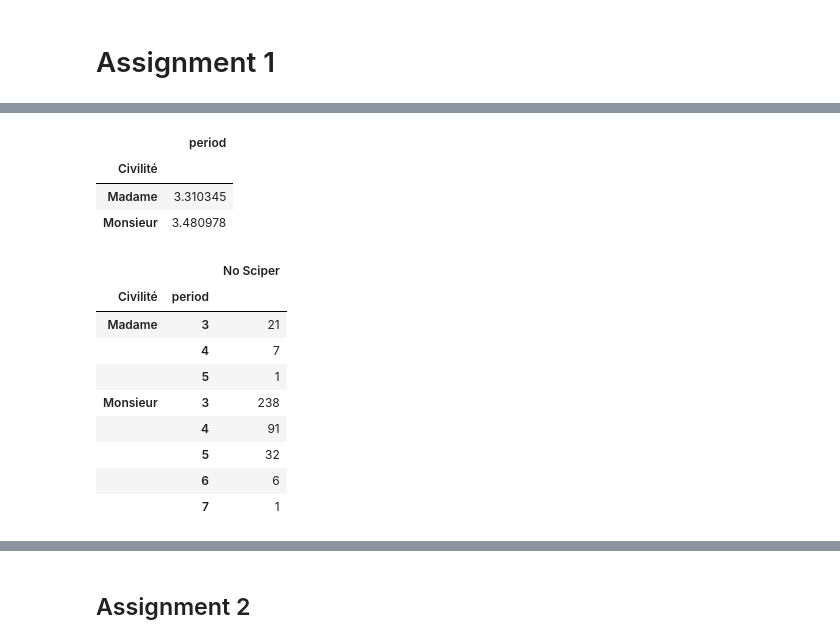
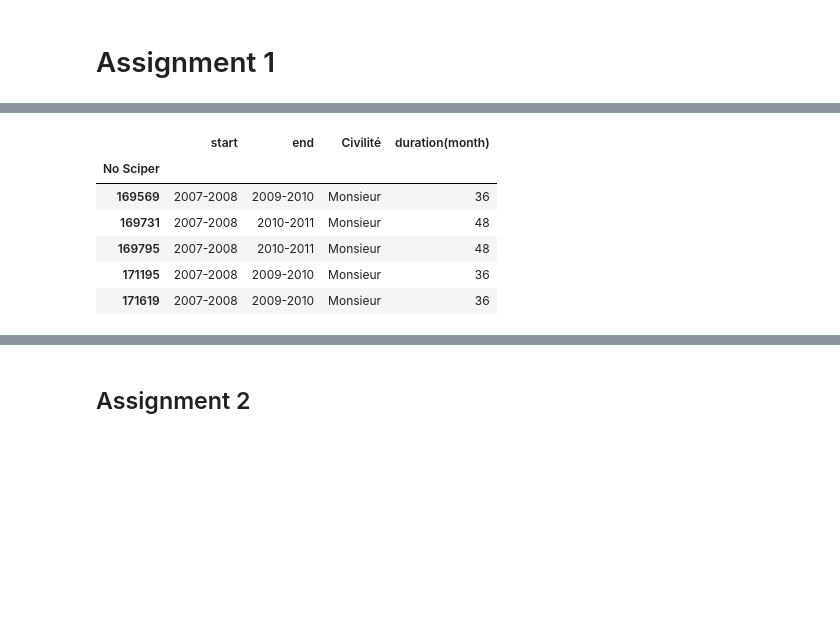
Before and after one commit to fanzhangsuper/fancy_group, a Jupyter notebook: HW3/homework 3.ipynb, the cells around one changed output, grey strips where cells are left out. Saved outputs shown, nothing was run; the diff lists cells and outputs as text; code cells hidden in the pictures; blank space fills up the shorter version.

Commit message:
First assignment for HW3

```diff
--- a/HW3/homework 3.ipynb
+++ b/HW3/homework 3.ipynb
@@ -48,7 +52,8 @@ Find the URL
 # %%
 def build_key_map():
     # get the URL
-    r = requests.get(filter_url, params = payload)
+#     r = requests.get(filter_url, params = payload)
+    r = get_url(filter_url, payload)
     # convert to beautifulSoup
     soup = BeautifulSoup(r.text, parser)
 
@@ -79,7 +84,8 @@ def func_parameter_dict(academic_year_str,season_str,semester_str,unite_faculty_
 def get_required_webpage(academic_year_str,season_str,semester_str,unite_faculty_str,dict_unite):
     parameter_dict = func_parameter_dict(academic_year_str,season_str,semester_str,unite_faculty_str,dict_unite)
     # get the URL
-    r = requests.get(filter_url, params = parameter_dict)
+#     r = requests.get(filter_url, params = parameter_dict)
+    r = get_url(filter_url, parameter_dict)
     # convert to beautifulSoup
     soup = BeautifulSoup(r.text, parser)
     # check if the ww_x_GPS is exist or not, if it existed, ww_x_GPS == -1
@@ -94,7 +100,7 @@ def get_required_webpage(academic_year_str,season_str,semester_str,unite_faculty
                                           unite_faculty_str,dict_unite, gps_exist)
 
     # get the URL
-    r_table = requests.get(table_url, params = parameter_dict_gps)
+    r_table = get_url(table_url, parameter_dict_gps)
     # convert to beautifulSoup
     soup_table = BeautifulSoup(r_table.text, parser)
     return soup_table
@@ -177,3 +212,14 @@ def find_end_year(df_semester_6,unique_index_6, indicate_end ):
     dataframe_dic = pd.DataFrame(dic)
 
     return dataframe_dic.set_index('No Sciper')
+# %%
+def find_beg_end_year1(df_semester, unique_sciper_idx, find_end):
+    """Return a new dataframe with either first year or last year in EPFL"""
+    if find_end:
+        grouped = df_semester.reset_index().groupby(['No Sciper']).max()
+    else:
+        grouped = df_semester.reset_index().groupby(['No Sciper']).min()
+
+    required_index = grouped.reset_index().set_index(['No Sciper', 'academic_year']).index
+
+    return df_semester.loc[required_index].reset_index().set_index(['No Sciper'])
@@ -180,3 +228,3 @@ def find_end_year(df_semester_6,unique_index_6, indicate_end ):
 # %%
-semester1_frame = find_end_year(df_semester_1,unique_index_1, False)
-semester6_frame = find_end_year(df_semester_6,unique_index_6, True)
+semester1_frame = find_beg_end_year1(df_semester_1,unique_index_1, find_end=False)
+semester6_frame = find_beg_end_year1(df_semester_6,unique_index_6, find_end=True)
@@ -183,25 +241,25 @@ semester6_frame = find_end_year(df_semester_6,unique_index_6, True)
 # %%
-id = semester1_frame.index.intersection(semester6_frame.index)
-#print(semester1_frame.loc[id].shape)
-result = pd.concat([semester1_frame.loc[id],semester6_frame.loc[id]],axis = 1)
-# result = pd.merge(semester1_frame.loc[id],semester6_frame.loc[id],how='inner',on='Civilité')
-result['period'] = result.apply(lambda x: int(x.iloc[3].split('-')[1])-int(x.iloc[1].split('-')[0]), axis=1)
-result.iloc[:,[0, 4]].groupby('Civilité')[['period']].mean()
+# Select students who appears in both bachelor semeseter 1 and 6
+id = semester1_frame[semester1_frame.Statut == 'Présent'].index\
+        .intersection(semester6_frame[semester6_frame.Statut == 'Présent'].index)
+
+# Concatenate two dataframes and compute the parse the academic year to
+result = pd.concat([semester1_frame[['academic_year']].loc[id],
+                    semester6_frame[['academic_year', 'Civilité']].loc[id]],axis = 1)
+
+result.columns = ['start', 'end', 'Civilité']
+
+# Parse string and calculate the duration in month
+year_in_months = 12
+result['duration(month)'] = result.apply(lambda x: year_in_months *
+                                         (int(x.iloc[1].split('-')[1])-int(x.iloc[0].split('-')[0])), axis=1)
+
+result.head()
 # %% [output]
-|  | period |
-| Civilité |  |
-| Madame | 3.310345 |
-| Monsieur | 3.480978 |
+|  | start | end | Civilité | duration(month) |
+| No Sciper |  |  |  |  |
+| 169569 | 2007-2008 | 2009-2010 | Monsieur | 36 |
+| 169731 | 2007-2008 | 2010-2011 | Monsieur | 48 |
+| 169795 | 2007-2008 | 2010-2011 | Monsieur | 48 |
+| 171195 | 2007-2008 | 2009-2010 | Monsieur | 36 |
+| 171619 | 2007-2008 | 2009-2010 | Monsieur | 36 |
-# %%
-result.iloc[:,[0, 4]].reset_index().groupby(['Civilité','period']).count()
-# %% [output]
-|  |  | No Sciper |
-| Civilité | period |  |
-| Madame | 3 | 21 |
-|  | 4 | 7 |
-|  | 5 | 1 |
-| Monsieur | 3 | 238 |
-|  | 4 | 91 |
-|  | 5 | 32 |
-|  | 6 | 6 |
-|  | 7 | 1 |
```
Also changed, not shown: parts of 19 cells of this notebook.
